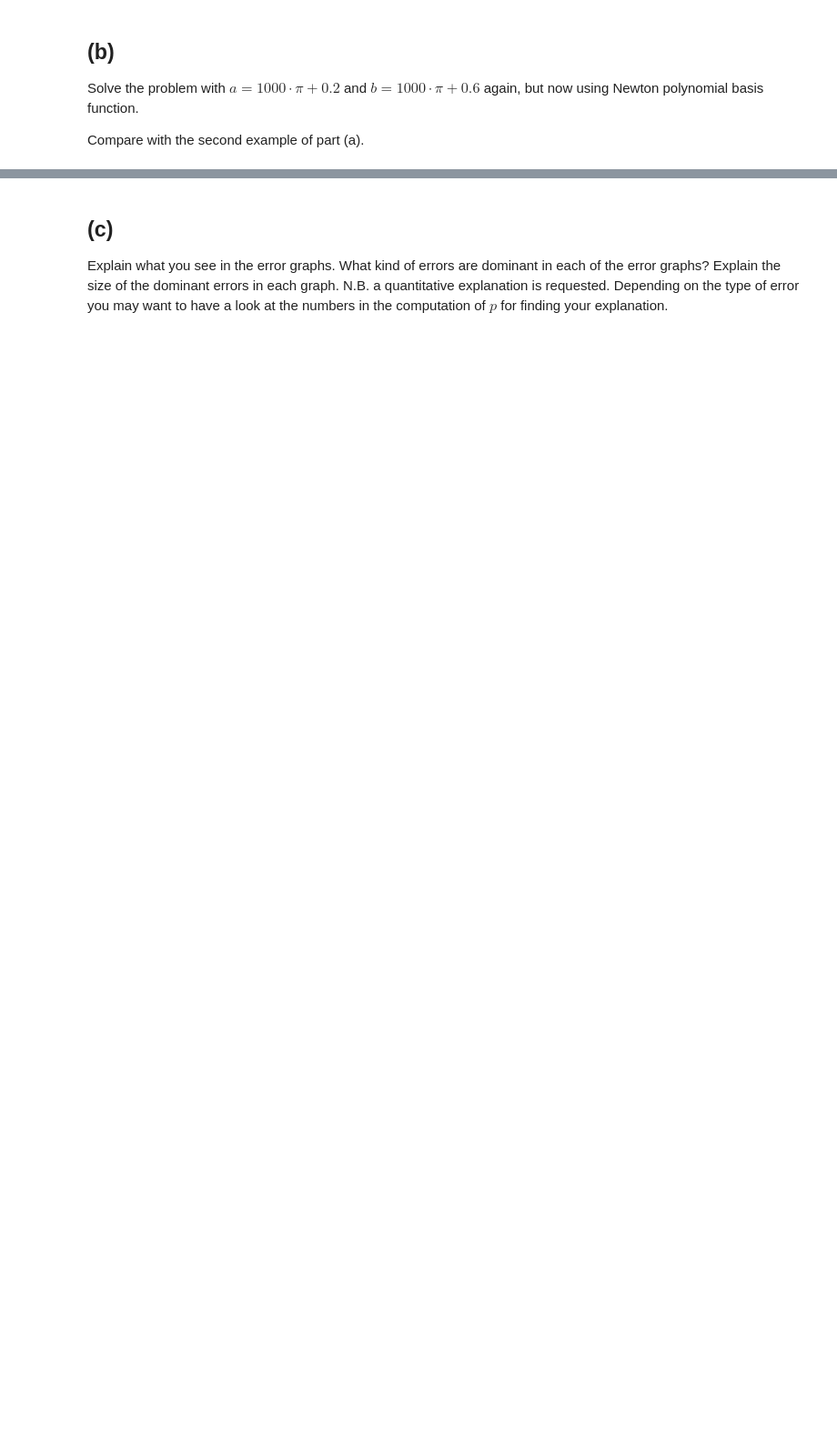
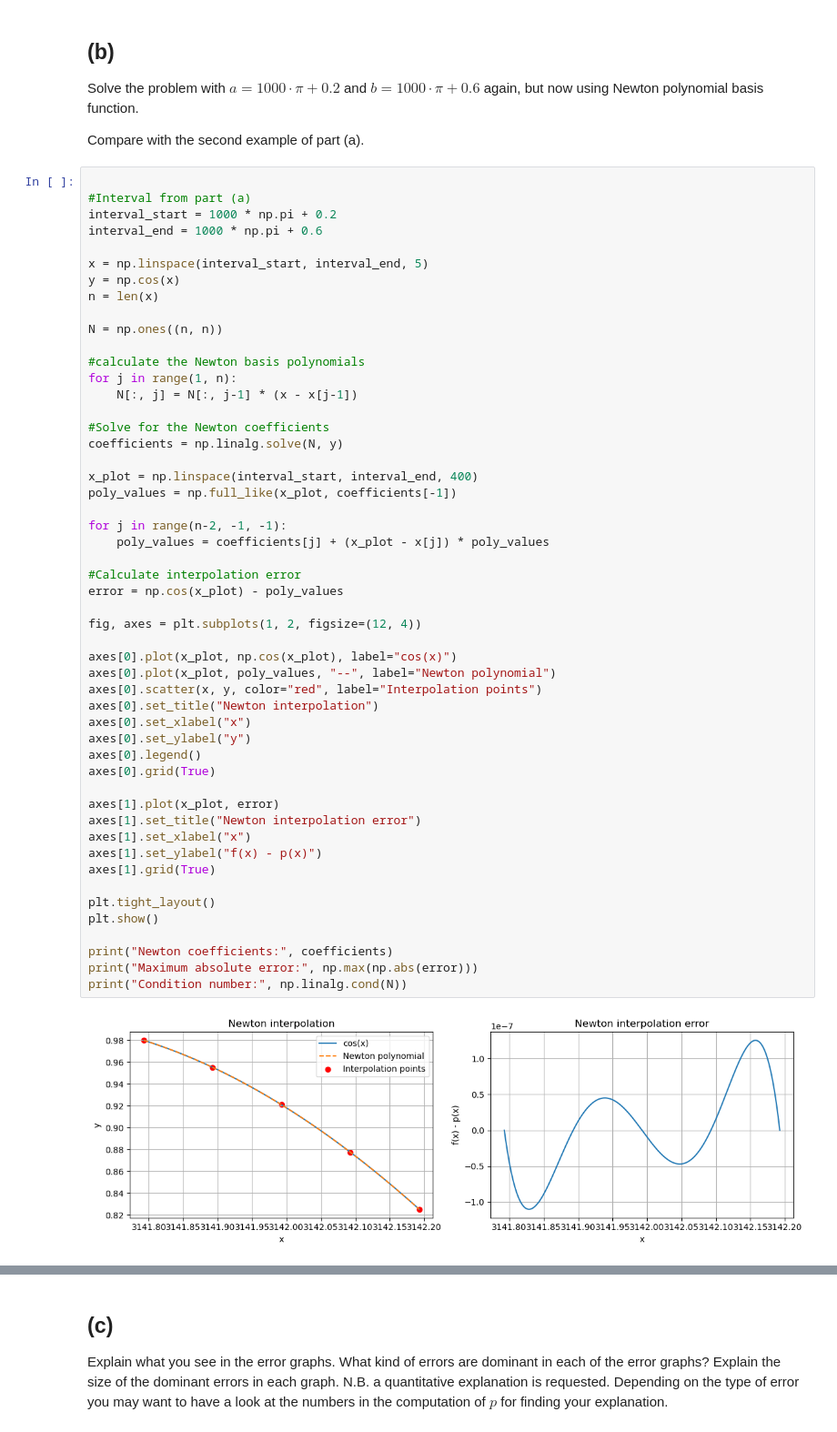
Before and after one commit to TimothyBohm/Numerical_Algorithms, a Jupyter notebook: hw2_2026.ipynb, the cells around one changed output, grey strips where cells are left out. Shown at 91% size. Cells and saved outputs as stored; diff of their text form; blank space fills up the shorter version.

```diff
--- a/hw2_2026.ipynb
+++ b/hw2_2026.ipynb
@@ -36,3 +110,56 @@ Describe briefly any notable differences in the resulting plots.
 Solve the problem with $a = 1000 \cdot \pi + 0.2$ and $b = 1000 \cdot \pi + 0.6$ again, but now using Newton polynomial basis function.
 
 Compare with the second example of part (a).
+# %%
+
+#Interval from part (a)
+interval_start = 1000 * np.pi + 0.2
+interval_end = 1000 * np.pi + 0.6
+
+x = np.linspace(interval_start, interval_end, 5)
+y = np.cos(x)
+n = len(x)
+
+N = np.ones((n, n))
+
+#calculate the Newton basis polynomials
+for j in range(1, n):
+    N[:, j] = N[:, j-1] * (x - x[j-1])
+
+#Solve for the Newton coefficients
+coefficients = np.linalg.solve(N, y)
+
+x_plot = np.linspace(interval_start, interval_end, 400)
+poly_values = np.full_like(x_plot, coefficients[-1])
+
+for j in range(n-2, -1, -1):
+    poly_values = coefficients[j] + (x_plot - x[j]) * poly_values
+
+#Calculate interpolation error
+error = np.cos(x_plot) - poly_values
+
+fig, axes = plt.subplots(1, 2, figsize=(12, 4))
+
+axes[0].plot(x_plot, np.cos(x_plot), label="cos(x)")
+axes[0].plot(x_plot, poly_values, "--", label="Newton polynomial")
+axes[0].scatter(x, y, color="red", label="Interpolation points")
+axes[0].set_title("Newton interpolation")
+axes[0].set_xlabel("x")
+axes[0].set_ylabel("y")
+axes[0].legend()
+axes[0].grid(True)
+
+axes[1].plot(x_plot, error)
+axes[1].set_title("Newton interpolation error")
+axes[1].set_xlabel("x")
+axes[1].set_ylabel("f(x) - p(x)")
+axes[1].grid(True)
+
+plt.tight_layout()
+plt.show()
+
+print("Newton coefficients:", coefficients)
+print("Maximum absolute error:", np.max(np.abs(error)))
+print("Condition number:", np.linalg.cond(N))
+# %% [output]
+[figure, added]
```
Also changed, not shown: parts of 10 cells of this notebook.
